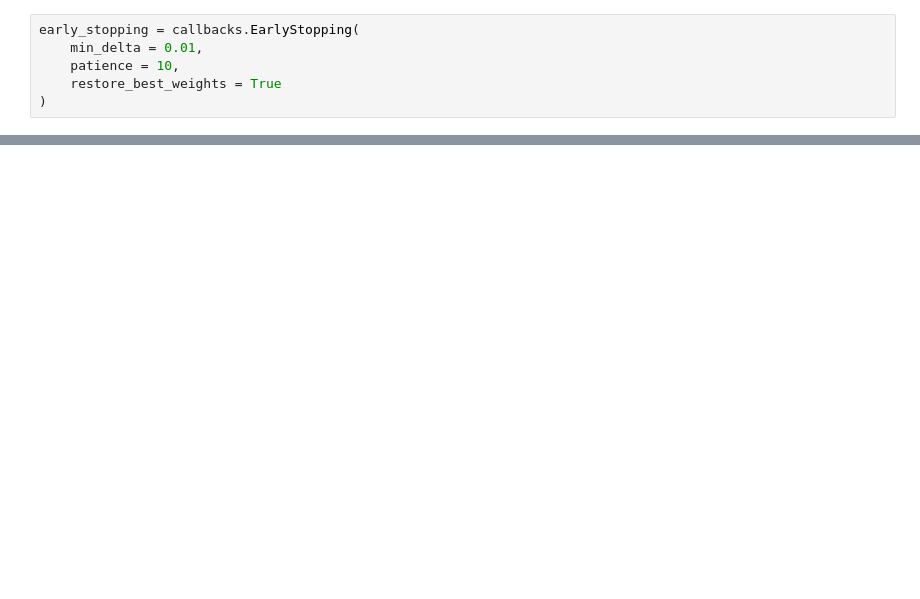
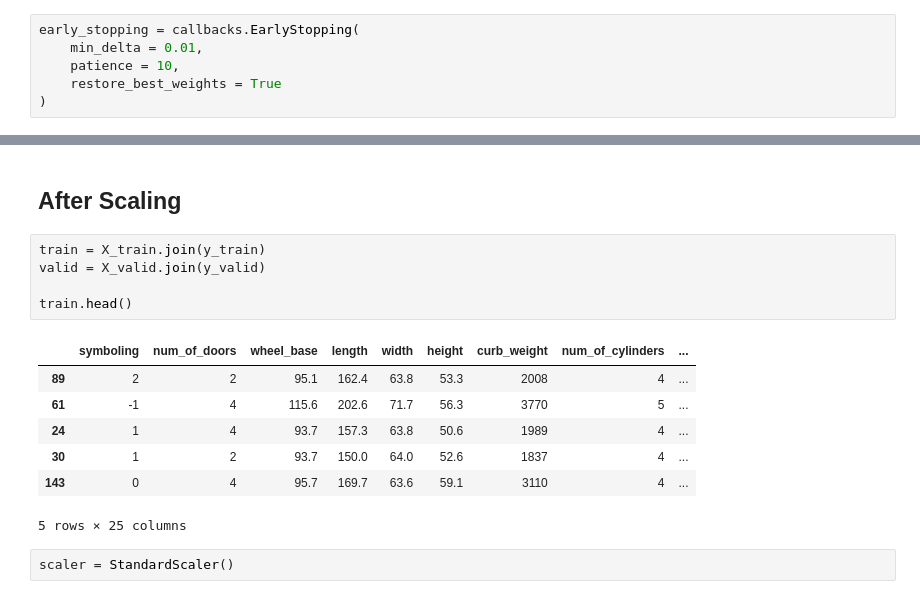
Before and after one commit to georgek2/Tensorflow_Keras, a Jupyter notebook: Automobiles/baseline.ipynb, the cells around one changed output, grey strips where cells are left out. Cells and saved outputs as stored; diff of their text form; blank space fills up the shorter version.

```diff
--- a/Automobiles/baseline.ipynb
+++ b/Automobiles/baseline.ipynb
@@ -319,0 +315,17 @@ model_hist.plot()
+# %% [markdown]
+## After Scaling
+# %%
+train = X_train.join(y_train)
+valid = X_valid.join(y_valid)
+
+train.head()
+# %% [output]
+|  | symboling | num_of_doors | wheel_base | length | width | height | curb_weight | num_of_cylinders | ... |
+| 89 | 2 | 2 | 95.1 | 162.4 | 63.8 | 53.3 | 2008 | 4 | ... |
+| 61 | -1 | 4 | 115.6 | 202.6 | 71.7 | 56.3 | 3770 | 5 | ... |
+| 24 | 1 | 4 | 93.7 | 157.3 | 63.8 | 50.6 | 1989 | 4 | ... |
+| 30 | 1 | 2 | 93.7 | 150.0 | 64.0 | 52.6 | 1837 | 4 | ... |
+| 143 | 0 | 4 | 95.7 | 169.7 | 63.6 | 59.1 | 3110 | 4 | ... |
+5 rows × 25 columns
+# %%
+scaler = StandardScaler()
```
Also changed, not shown: parts of 19 cells of this notebook, 1 other file.
